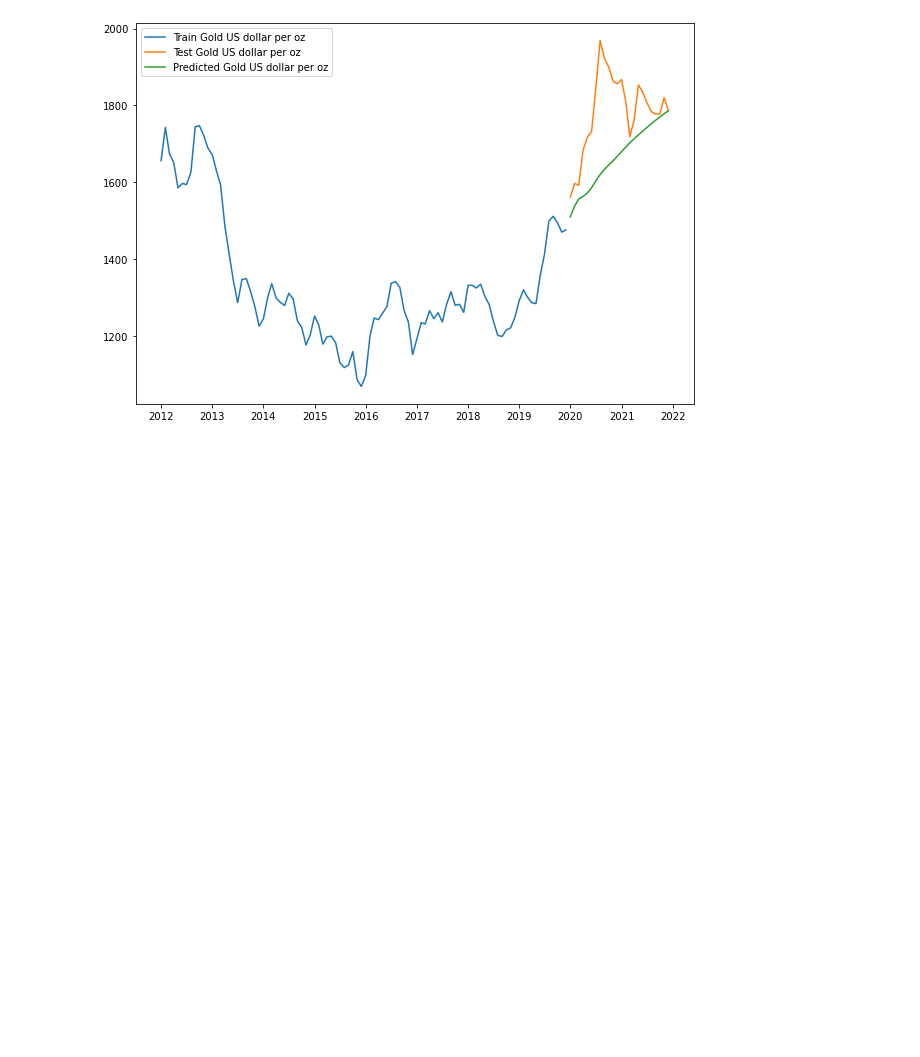
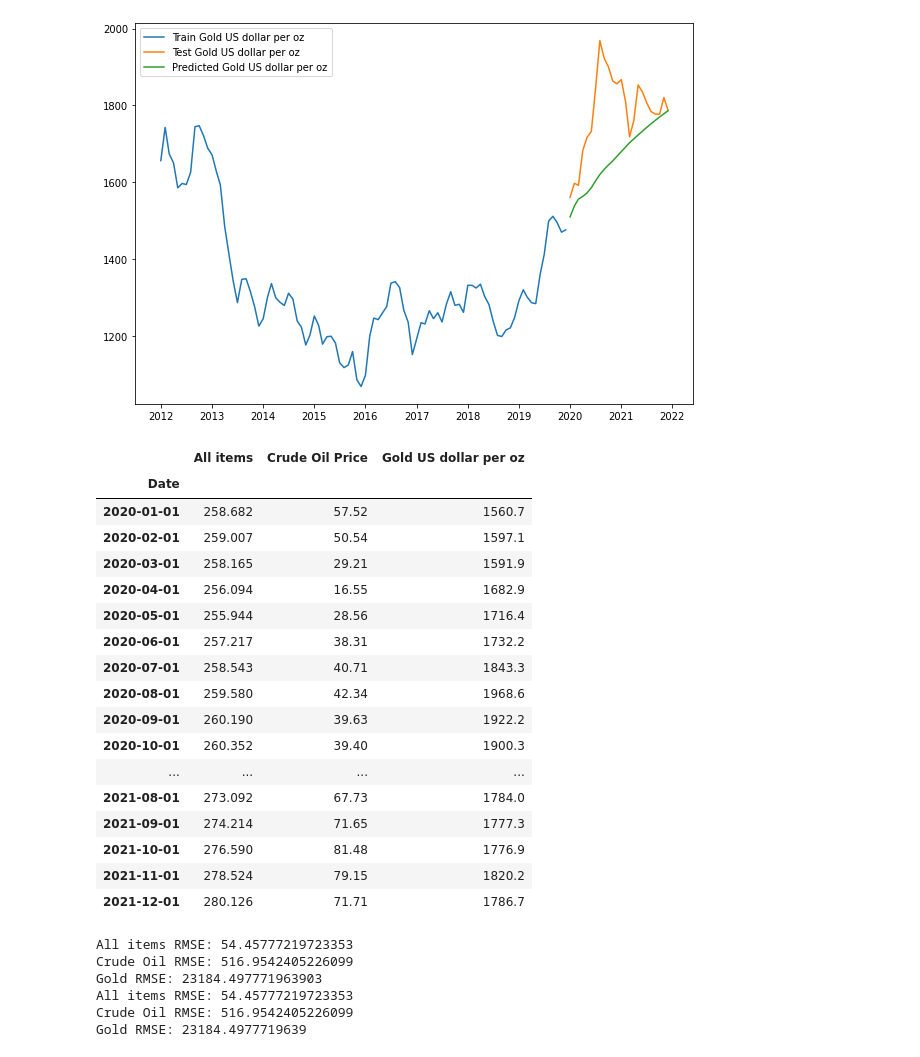
Before and after one commit to victor-thai/cpi_modeling, a Jupyter notebook: VARIMA_model_Victor.ipynb, the cells around one changed output. Drawn from its saved outputs; the diff is of its cells as text; code cells hidden in the pictures; blank space fills up the shorter version.

Commit message:
added accuracy score to varima, arima model

```diff
--- a/VARIMA_model_Victor.ipynb
+++ b/VARIMA_model_Victor.ipynb
@@ -424,3 +424,42 @@ for i in ['All items', 'Crude Oil Price', 'Gold US dollar per oz']:
 [figure]
 [figure]
 [figure]
+# %%
+test[['All items', 'Crude Oil Price', 'Gold US dollar per oz']]
+# %% [output]
+|  | All items | Crude Oil Price | Gold US dollar per oz |
+| Date |  |  |  |
+| 2020-01-01 | 258.682 | 57.52 | 1560.7 |
+| 2020-02-01 | 259.007 | 50.54 | 1597.1 |
+| 2020-03-01 | 258.165 | 29.21 | 1591.9 |
+| 2020-04-01 | 256.094 | 16.55 | 1682.9 |
+| 2020-05-01 | 255.944 | 28.56 | 1716.4 |
+| 2020-06-01 | 257.217 | 38.31 | 1732.2 |
+| 2020-07-01 | 258.543 | 40.71 | 1843.3 |
+| 2020-08-01 | 259.580 | 42.34 | 1968.6 |
+| 2020-09-01 | 260.190 | 39.63 | 1922.2 |
+| 2020-10-01 | 260.352 | 39.40 | 1900.3 |
+| ... | ... | ... | ... |
+| 2021-08-01 | 273.092 | 67.73 | 1784.0 |
+| 2021-09-01 | 274.214 | 71.65 | 1777.3 |
+| 2021-10-01 | 276.590 | 81.48 | 1776.9 |
+| 2021-11-01 | 278.524 | 79.15 | 1820.2 |
+| 2021-12-01 | 280.126 | 71.71 | 1786.7 |
+# %%
+#accuracy of the model RMSE
+from sklearn.metrics import mean_squared_error
+
+print('All items RMSE: ' + str(mean_squared_error(result['All items'],test['All items'])))
+print('Crude Oil RMSE: ' + str(mean_squared_error(result['Crude Oil Price'],test['Crude Oil Price'])))
+print('Gold RMSE: ' + str(mean_squared_error(result['Gold US dollar per oz'],test['Gold US dollar per oz'])))
+
+print('All items RMSE: ' + str(np.square(np.subtract(result['All items'],test['All items'])).mean()))
+print('Crude Oil RMSE: ' + str(np.square(np.subtract(result['Crude Oil Price'],test['Crude Oil Price'])).mean()))
+print('Gold RMSE: ' + str(np.square(np.subtract(result['Gold US dollar per oz'],test['Gold US dollar per oz'])).mean()))
+# %% [output]
+All items RMSE: 54.45777219723353
+Crude Oil RMSE: 516.9542405226099
+Gold RMSE: 23184.497771963903
+All items RMSE: 54.45777219723353
+Crude Oil RMSE: 516.9542405226099
+Gold RMSE: 23184.4977719639
```
Also changed, not shown: parts of 6 cells of this notebook, 2 other files.
